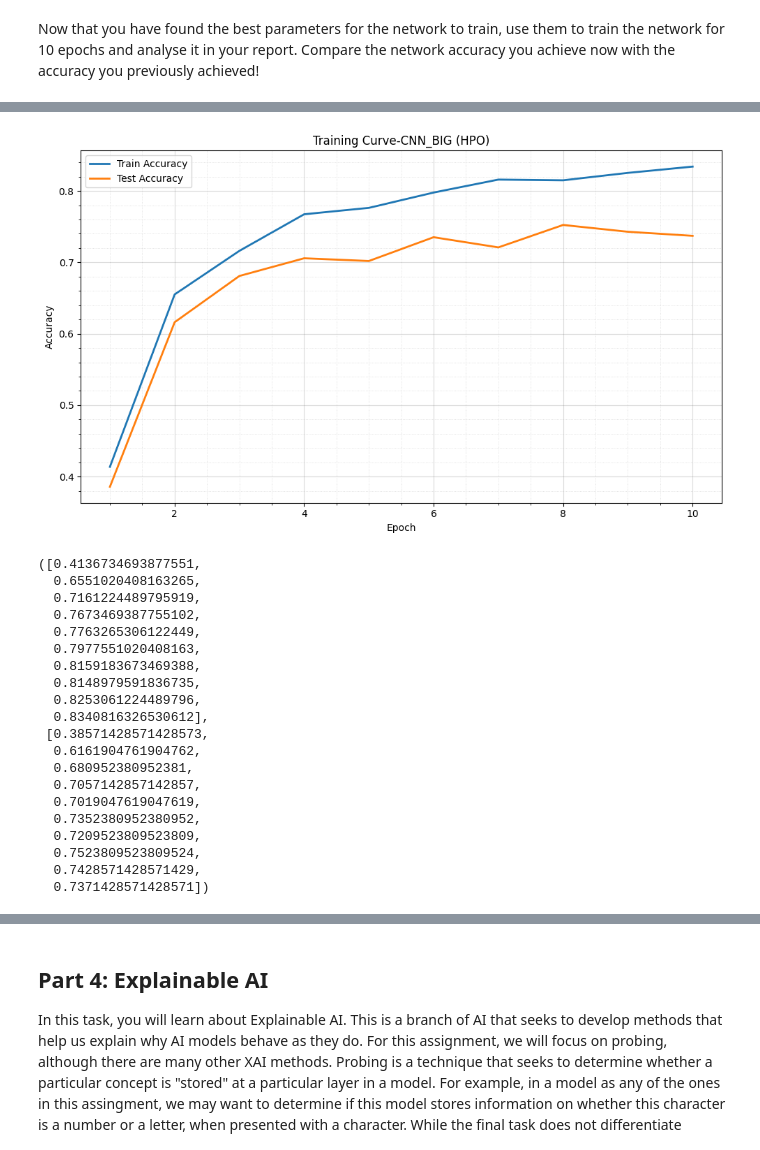
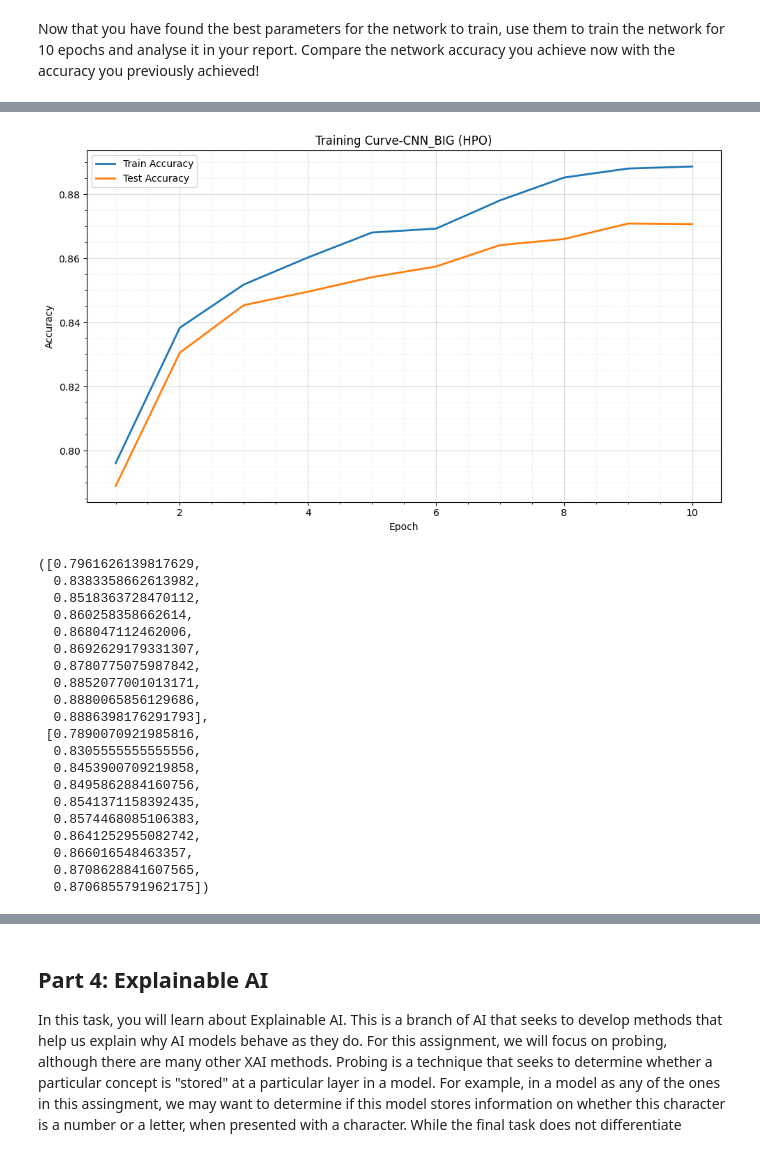
Before and after one commit to lluisvalerodelai/neuralcomputing, a Jupyter notebook: assignment.ipynb, the cells around one changed output, grey strips where cells are left out. Cells and saved outputs as stored; diff of their text form; code cells hidden in the pictures.

Commit message:
Added Model saving for all Models, added Checkpoint check (to prevent better models from being replaced), Part 4 full setup, Writeups for Part 4 partial, Writeups for Part 3 complete

```diff
--- a/assignment.ipynb
+++ b/assignment.ipynb
@@ -357,7 +341,7 @@ def train_num_epochs(model, train_loader, optimizer, loss_fn, num_epochs, with_c
 
 
 def train_num_epochs_and_track_accuracies(
-    model, train_loader, test_loader, optimizer, loss_fn, num_epochs, initial_best_acc, with_checkpointing = False, scheduler = None
+    model, train_loader, test_loader, optimizer, loss_fn, num_epochs, initial_best_acc=0.0, with_checkpointing = False, scheduler = None
 ):
     """Trains the model and tracks accuracy for both training and test sets.
 
@@ -371,14 +355,10 @@ def train_num_epochs_and_track_accuracies(
         optimizer (torch.optim.Optimizer): The optimization algorithm.
         loss_fn (nn.modules.loss._Loss): The loss function used for training.
         num_epochs (int): Total number of times to iterate over the dataset.
-        initial_best_acc (float): The best accuracy from a previous run.
 
     Returns:
         tuple: A tuple containing the trained model and the accuracies
     """
-
-    print(f"Started training with {initial_best_acc=}")
-    print(f"Use scheduler: {not (scheduler is None)}")
 
     train_accuracies = []
     test_accuracies = []
@@ -389,12 +369,10 @@ def train_num_epochs_and_track_accuracies(
 
         # to calculate avg loss per batch for an epoch its cum_loss/num_batches
         epoch_cum_loss = train_one_epoch(model, train_loader, optimizer, loss_fn)
+
         avg_batch_loss = epoch_cum_loss / len(train_loader)
+
         print(f'Epoch: {epoch} | avg batch loss: {avg_batch_loss}')
-
-        # Step the scheduler after each epoch
-        if scheduler is not None:
-            scheduler.step()
 
         # get accuracy
         print("evaluating model")
@@ -406,8 +384,9 @@ def train_num_epochs_and_track_accuracies(
         test_accuracies.append(test_acc)
 
         if with_checkpointing and test_acc > best_test_acc:
+            best_test_acc = test_acc
             model.save()
-            print("checkpointing model")
+            print(f"checkpointing model - test accuracy: {best_test_acc:.4f}")
 
     return model, train_accuracies, test_accuracies
 # %%
@@ -1015,13 +1100,14 @@ label_names = EMNIST_dataset.classes
 # small subset for HPO - no GPU so we keep it manageable
 hpo_dataset = Subset(EMNIST_dataset, indices=range(7000))
 
-n = len(hpo_dataset)
+n = len(EMNIST_dataset)
 train_size = int(0.70 * n)
 val_size   = int(0.15 * n)
 test_size  = n - train_size - val_size
 
+# modifying for GPU run
 train_dataset, val_dataset, test_dataset = random_split(
-    hpo_dataset, [train_size, val_size, test_size]
+    EMNIST_dataset, [train_size, val_size, test_size], generator=torch.Generator().manual_seed(69)
 )
 
 
@@ -1082,7 +1168,7 @@ Now that you have found the best parameters for the network to train, use them t
 best = study.best_trial.params
 
 # full dataset loaders this time
-full_train_loader = DataLoader(train_dataset, batch_size=best['batch_size'], shuffle=True)
+full_train_loader = DataLoader(train_dataset, batch_size=best['batch_size'], shuffle=True, generator=torch.Generator().manual_seed(69))
 full_test_loader  = DataLoader(test_dataset,  batch_size=best['batch_size'], shuffle=False)
 
 # rebuild model fresh
@@ -1103,5 +1189,7 @@ best_model, train_accs, test_accs = train_num_epochs_and_track_accuracies(
     with_checkpointing=False
 )
 
+torch.save({'model_state_dict': best_model.state_dict(), 'model_name': 'CNN_BIG_HPO', 'best_params': best, 'train_accs': train_accs,'test_accs': test_accs}, 'saved_model_checkpoints/CNN_BIG_HPO.pth')
+
 load_accuracies_and_create_plots('CNN_BIG (HPO)', accuracies={'train': train_accs, 'test': test_accs})
 # %% [output]
@@ -1125,24 +1213,24 @@ Train acc: 0.8340816326530612 | Test acc: 0.7371428571428571
-[figure, old version]
+[figure, new version]
-([0.4136734693877551,
-  0.6551020408163265,
-  0.7161224489795919,
-  0.7673469387755102,
-  0.7763265306122449,
-  0.7977551020408163,
-  0.8159183673469388,
-  0.8148979591836735,
-  0.8253061224489796,
-  0.8340816326530612],
- [0.38571428571428573,
-  0.6161904761904762,
-  0.680952380952381,
-  0.7057142857142857,
-  0.7019047619047619,
-  0.7352380952380952,
-  0.7209523809523809,
-  0.7523809523809524,
-  0.7428571428571429,
-  0.7371428571428571])
+([0.7961626139817629,
+  0.8383358662613982,
+  0.8518363728470112,
+  0.860258358662614,
+  0.868047112462006,
+  0.8692629179331307,
+  0.8780775075987842,
+  0.8852077001013171,
+  0.8880065856129686,
+  0.8886398176291793],
+ [0.7890070921985816,
+  0.8305555555555556,
+  0.8453900709219858,
+  0.8495862884160756,
+  0.8541371158392435,
+  0.8574468085106383,
+  0.8641252955082742,
+  0.866016548463357,
+  0.8708628841607565,
+  0.8706855791962175])
 # %% [markdown]
 ### 🖊️📜 (250 words max)
 
```
Also changed, not shown: parts of 16 cells of this notebook, 4 other files.
